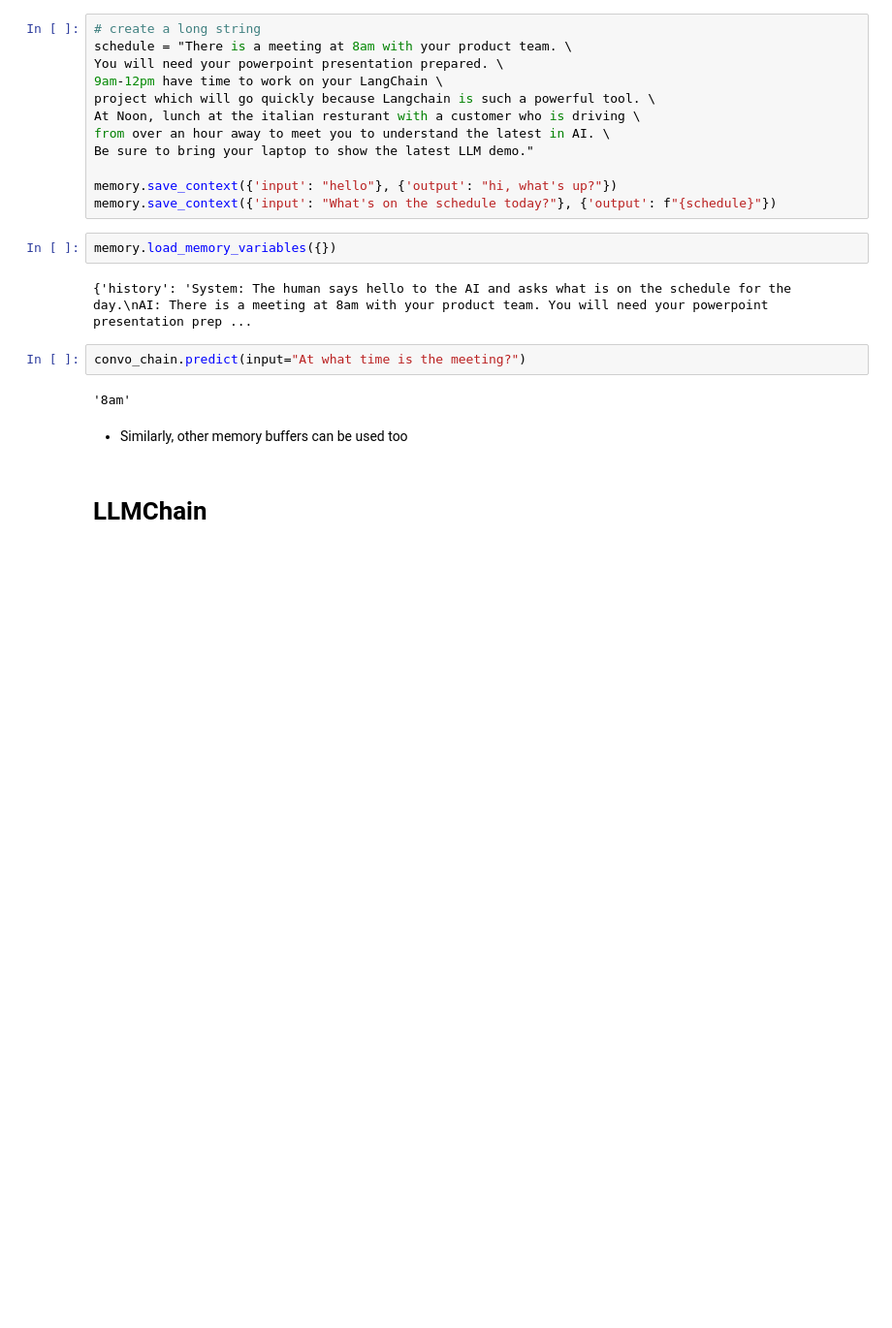
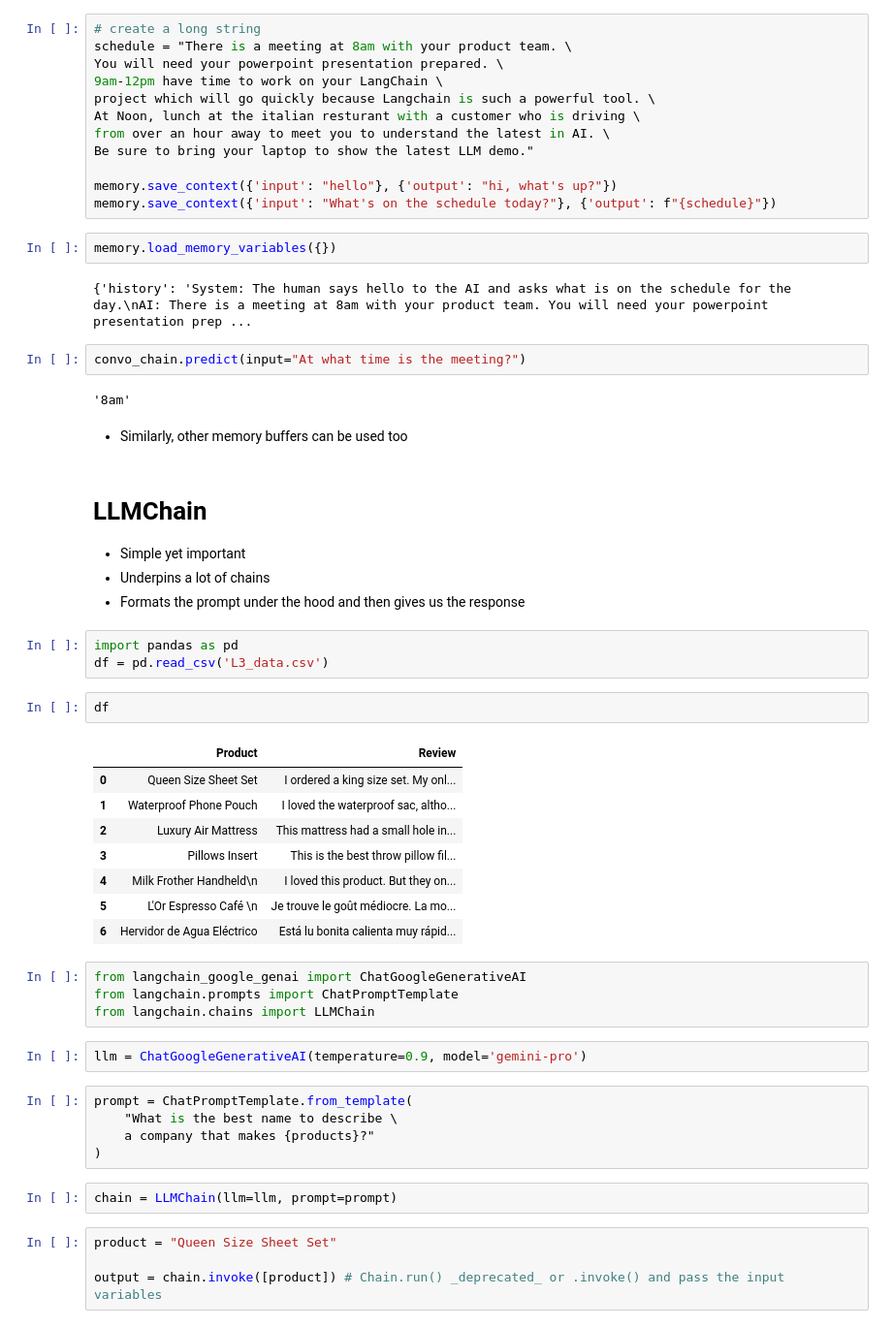
Before and after one commit to Ruhil-DS/App_dev_LLM, a Jupyter notebook: L3_LLM_app_dev.ipynb, the cells around one changed output. Shown at 97% size. Cells and saved outputs as stored; diff of their text form; blank space fills up the shorter version.

Commit message:
new module on Chains

```diff
--- a/L3_LLM_app_dev.ipynb
+++ b/L3_LLM_app_dev.ipynb
@@ -106,3 +106,38 @@ convo_chain.predict(input="At what time is the meeting?")
 - Similarly, other memory buffers can be used too
 # %% [markdown]
 # LLMChain
+
+- Simple yet important
+- Underpins a lot of chains
+- Formats the prompt under the hood and then gives us the response
+# %%
+import pandas as pd
+df = pd.read_csv('L3_data.csv')
+# %%
+df
+# %% [output]
+|  | Product | Review |
+| 0 | Queen Size Sheet Set | I ordered a king size set. My onl... |
+| 1 | Waterproof Phone Pouch | I loved the waterproof sac, altho... |
+| 2 | Luxury Air Mattress | This mattress had a small hole in... |
+| 3 | Pillows Insert | This is the best throw pillow fil... |
+| 4 | Milk Frother Handheld\n | I loved this product. But they on... |
+| 5 | L'Or Espresso Café \n | Je trouve le goût médiocre. La mo... |
+| 6 | Hervidor de Agua Eléctrico | Está lu bonita calienta muy rápid... |
+# %%
+from langchain_google_genai import ChatGoogleGenerativeAI
+from langchain.prompts import ChatPromptTemplate
+from langchain.chains import LLMChain
+# %%
+llm = ChatGoogleGenerativeAI(temperature=0.9, model='gemini-pro')
+# %%
+prompt = ChatPromptTemplate.from_template(
+    "What is the best name to describe \
+    a company that makes {products}?"
+)
+# %%
+chain = LLMChain(llm=llm, prompt=prompt)
+# %%
+product = "Queen Size Sheet Set"
+
+output = chain.invoke([product]) # Chain.run() _deprecated_ or .invoke() and pass the input variables
```
Also changed, not shown: parts of 38 cells of this notebook.
